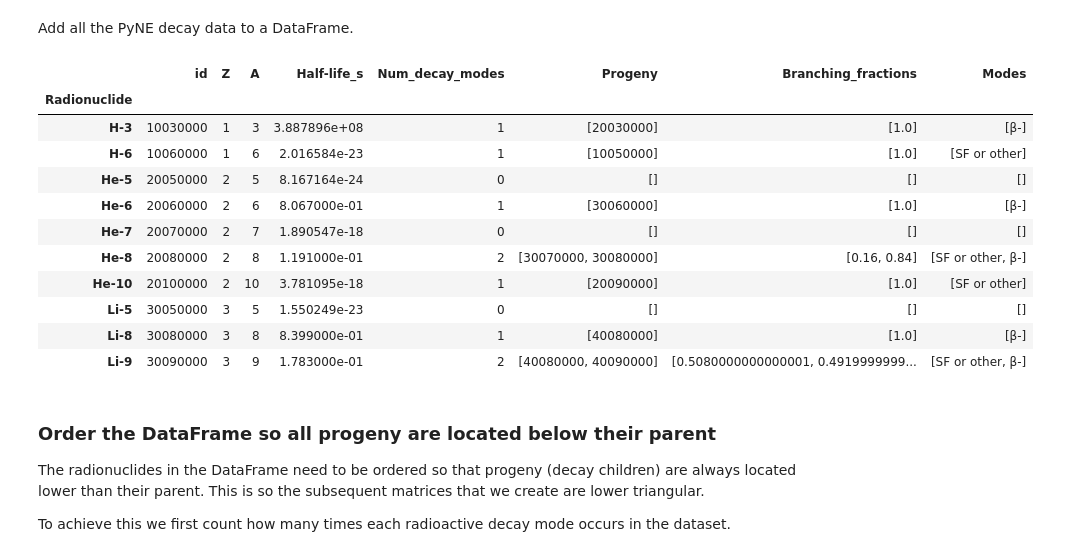
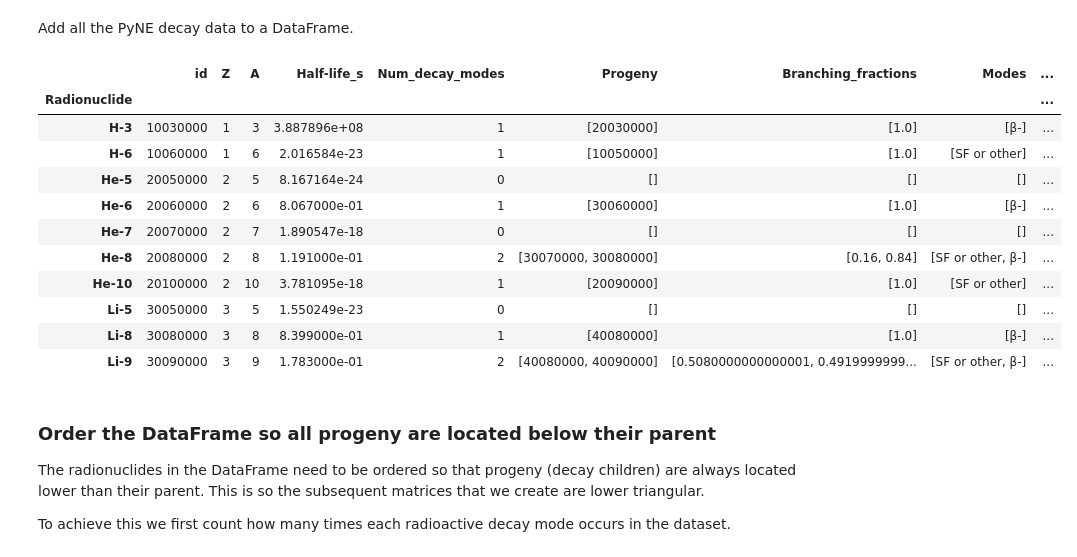
Before and after one commit to radioactivedecay/radioactivedecay, a Jupyter notebook: notebooks/comparisons/pyne/pyne_dataset.ipynb, the cells around one changed output. Drawn from its saved outputs; the diff is of its cells as text; code cells hidden in the pictures.

Commit message:
For release 0.4.2: fix InventoryHP bug affecting decay() method, hard-code Avogadro constant and add tests, update notebooks comparing with PyNE

```diff
--- a/notebooks/comparisons/pyne/pyne_dataset.ipynb
+++ b/notebooks/comparisons/pyne/pyne_dataset.ipynb
@@ -61,6 +61,7 @@ def create_rows(ids):
         children = list(data.decay_children(id))
         bf = []
         modes = []
+        atomic_mass = data.atomic_mass(id)
         for c in children:
             bf.append(data.branch_ratio(id, c))
             cZ, cA = nucname.znum(c), nucname.anum(c)
@@ -71,30 +72,30 @@ def create_rows(ids):
             else: modes.append("SF or other")
         rows.append({"Radionuclide": name, "id": id, "Z": Z, "A": A, "Half-life_s": hl,
                     "Num_decay_modes": len(children), "Progeny": children, "Branching_fractions": bf,
-                    "Modes": modes})
+                    "Modes": modes, "Atomic_mass": atomic_mass})
     return rows
 # %% [markdown]
 Add all the PyNE decay data to a DataFrame.
 # %%
 col_names = ["Radionuclide", "id", "Z", "A", "Half-life_s", "Num_decay_modes",
-             "Progeny", "Branching_fractions", "Modes"]
+             "Progeny", "Branching_fractions", "Modes", "Atomic_mass"]
 pyne_full = pd.DataFrame(create_rows(pyne_nonmetastable_ids), columns=col_names)
 pyne_full.set_index("Radionuclide", inplace=True)
 pyne_full.to_csv("pyne_full.csv", index=True)
 pyne_full.head(n=10)
 # %% [output]
-|  | id | Z | A | Half-life_s | Num_decay_modes | Progeny | Branching_fractions | Modes |
-| Radionuclide |  |  |  |  |  |  |  |  |
-| H-3 | 10030000 | 1 | 3 | 3.887896e+08 | 1 | [20030000] | [1.0] | [β-] |
-| H-6 | 10060000 | 1 | 6 | 2.016584e-23 | 1 | [10050000] | [1.0] | [SF or other] |
-| He-5 | 20050000 | 2 | 5 | 8.167164e-24 | 0 | [] | [] | [] |
-| He-6 | 20060000 | 2 | 6 | 8.067000e-01 | 1 | [30060000] | [1.0] | [β-] |
-| He-7 | 20070000 | 2 | 7 | 1.890547e-18 | 0 | [] | [] | [] |
-| He-8 | 20080000 | 2 | 8 | 1.191000e-01 | 2 | [30070000, 30080000] | [0.16, 0.84] | [SF or other, β-] |
-| He-10 | 20100000 | 2 | 10 | 3.781095e-18 | 1 | [20090000] | [1.0] | [SF or other] |
-| Li-5 | 30050000 | 3 | 5 | 1.550249e-23 | 0 | [] | [] | [] |
-| Li-8 | 30080000 | 3 | 8 | 8.399000e-01 | 1 | [40080000] | [1.0] | [β-] |
-| Li-9 | 30090000 | 3 | 9 | 1.783000e-01 | 2 | [40080000, 40090000] | [0.5080000000000001, 0.4919999999... | [SF or other, β-] |
+|  | id | Z | A | Half-life_s | Num_decay_modes | Progeny | Branching_fractions | Modes | ... |
+| Radionuclide |  |  |  |  |  |  |  |  | ... |
+| H-3 | 10030000 | 1 | 3 | 3.887896e+08 | 1 | [20030000] | [1.0] | [β-] | ... |
+| H-6 | 10060000 | 1 | 6 | 2.016584e-23 | 1 | [10050000] | [1.0] | [SF or other] | ... |
+| He-5 | 20050000 | 2 | 5 | 8.167164e-24 | 0 | [] | [] | [] | ... |
+| He-6 | 20060000 | 2 | 6 | 8.067000e-01 | 1 | [30060000] | [1.0] | [β-] | ... |
+| He-7 | 20070000 | 2 | 7 | 1.890547e-18 | 0 | [] | [] | [] | ... |
+| He-8 | 20080000 | 2 | 8 | 1.191000e-01 | 2 | [30070000, 30080000] | [0.16, 0.84] | [SF or other, β-] | ... |
+| He-10 | 20100000 | 2 | 10 | 3.781095e-18 | 1 | [20090000] | [1.0] | [SF or other] | ... |
+| Li-5 | 30050000 | 3 | 5 | 1.550249e-23 | 0 | [] | [] | [] | ... |
+| Li-8 | 30080000 | 3 | 8 | 8.399000e-01 | 1 | [40080000] | [1.0] | [β-] | ... |
+| Li-9 | 30090000 | 3 | 9 | 1.783000e-01 | 2 | [40080000, 40090000] | [0.5080000000000001, 0.4919999999... | [SF or other, β-] | ... |
 # %% [markdown]
 ### Order the DataFrame so all progeny are located below their parent
 The radionuclides in the DataFrame need to be ordered so that progeny (decay children) are always located lower than their parent. This is so the subsequent matrices that we create are lower triangular.
```
Also changed, not shown: parts of 9 cells of this notebook, 17 other files.
